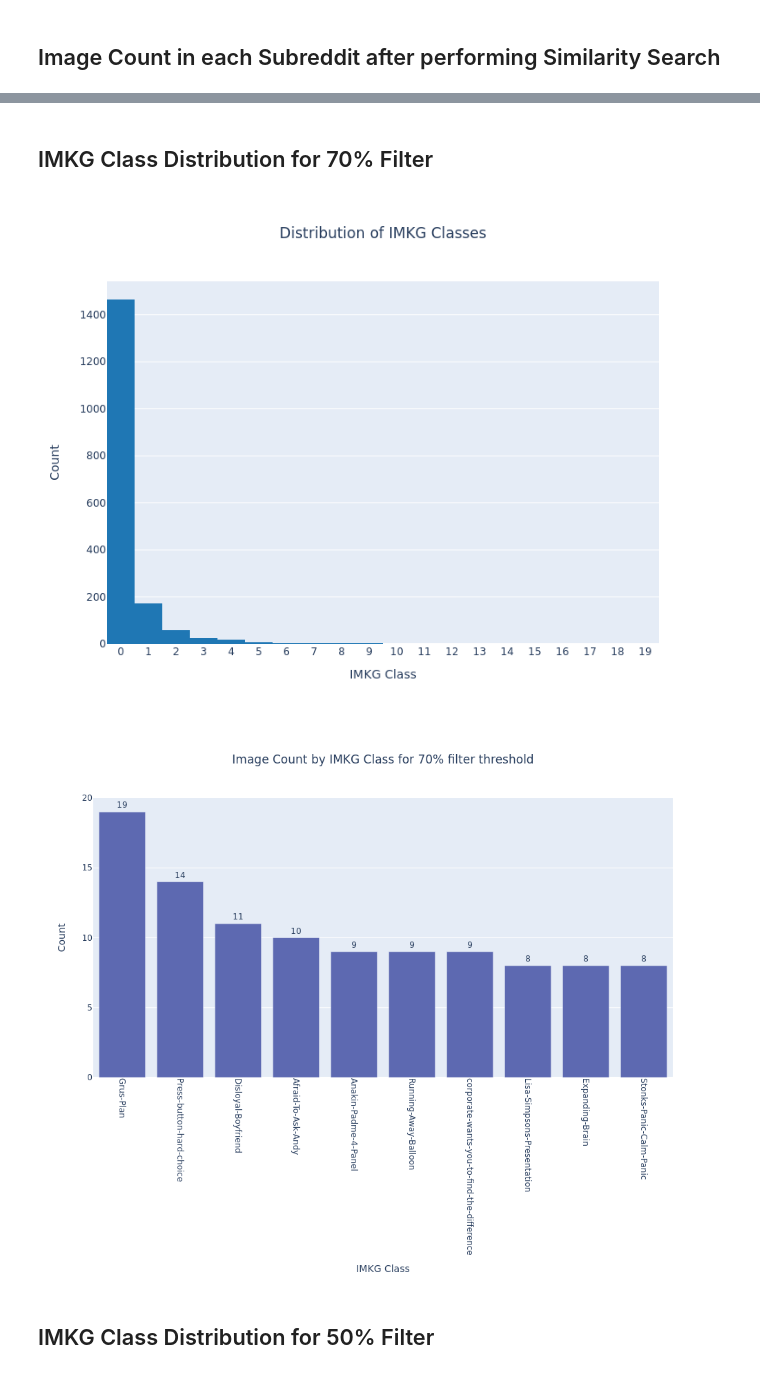
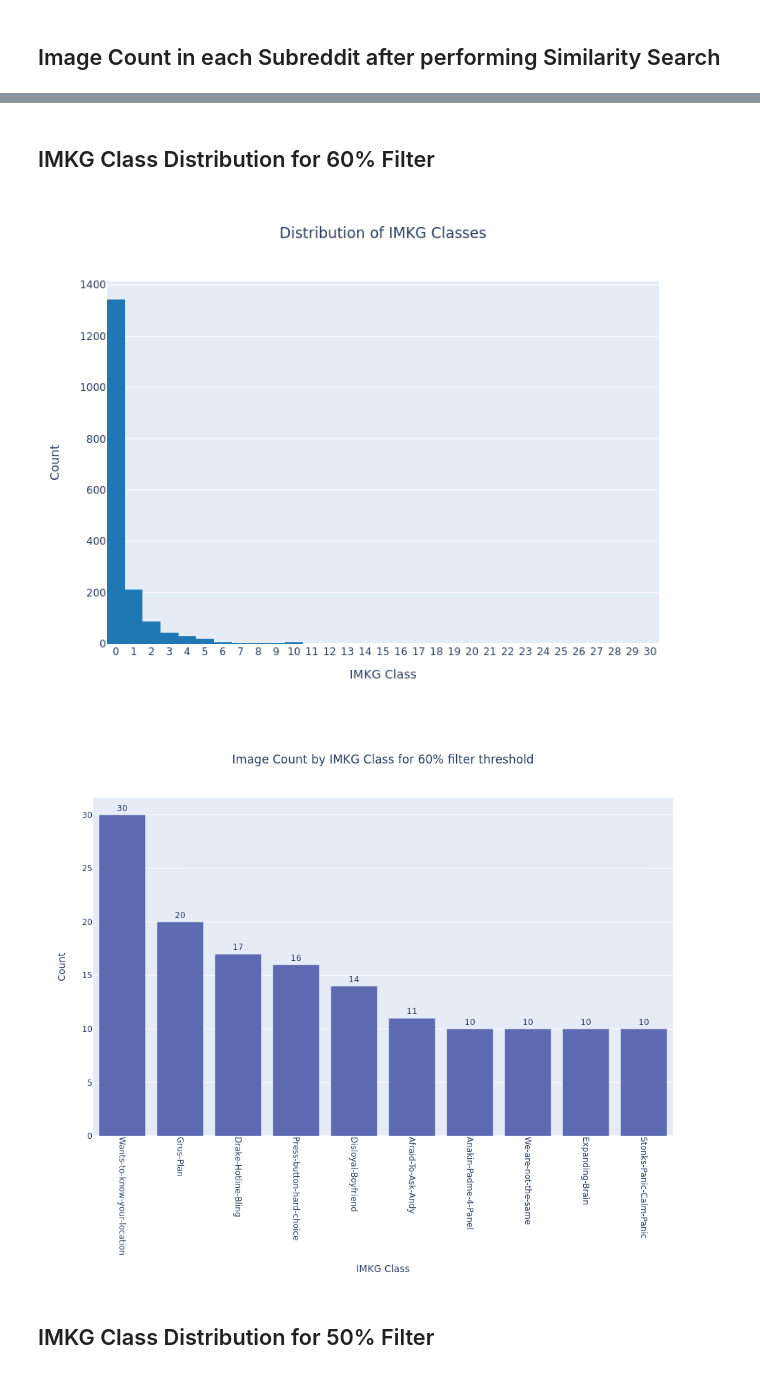
Before and after one commit to usc-isi-i2/social-media-meme-identification, a Jupyter notebook: analysis/data_analysis.ipynb, the cells around one changed output, grey strips where cells are left out. Drawn from its saved outputs; the diff is of its cells as text; code cells hidden in the pictures.

Commit message:
filter 60

```diff
--- a/analysis/data_analysis.ipynb
+++ b/analysis/data_analysis.ipynb
@@ -220,11 +220,12 @@ s2s_plotly(subreddit, sl0, sl1, 'Meme Count', 'Not a Meme Count', 'Subreddit', '
 # %% [markdown]
 ## Image Count upon Faiss Semantic Search Filtering
 # %%
-x = ["Filter 0", "Filter 50", "Filter 70", "Filter 90"]
+x = ["Filter 0", "Filter 50", "Filter 60", "Filter 70", "Filter 90"]
 df50 = pd.read_csv('../out/new_filtered_df_50.csv')
+df60 = pd.read_csv('../out/new_filtered_df_60.csv')
 df70 = pd.read_csv('../out/new_filtered_df_70.csv')
 df90 = pd.read_csv('../out/new_filtered_df_90.csv')
-y = [10413, len(df50), len(df70), len(df90)]
+y = [10413, len(df50), len(df60), len(df70), len(df90)]
 basic_bar_plotly(x, y, "Filter Type", "Count", \
     "Image Count after Faiss Similarity Search on Reddit Source", 0, "#636EFA", 800, 600)
 # %% [output]
@@ -276,10 +284,10 @@ basic_bar_plotly(subreddit, l, "Subreddit", "Count", \
 # %% [markdown]
-## IMKG Class Distribution for 70% Filter
+## IMKG Class Distribution for 60% Filter
 # %%
 imkg_templates = pd.read_csv('../graph/out/imkg_templates.tsv', sep='\t')
 node1 = list(imkg_templates['node1'].values)
 node2 = list(imkg_templates['node2'].values)
-df_imkg_nodes = list(df70['imkg image'].values)
+df_imkg_nodes = list(df60['imkg image'].values)
 df_imkg_nodes = [x.split('/')[-1].split('.')[0] for x in df_imkg_nodes]
 back_dict = {}
 final_dict = {}
@@ -298,14 +306,14 @@ final_dict = dict(sorted(final_dict.items(), key=lambda x: x[1], reverse=True))
 data_values=list(final_dict.values())
 basic_hist_plotly(data_values, "#1F77B4", "IMKG Class", "Count", "Distribution of IMKG Classes")
 # %% [output]
-[figure, old version]
+[figure, new version]
 # %%
 x = list(final_dict.keys())
 y = list(final_dict.values())
 x = [a.split(':')[-1].split('/')[-1] for a in x]
-basic_bar_plotly(x[:10], y[:10], "IMKG Class", "Count", "Image Count by IMKG Class for 70% filter threshold", 90, "rgb(93, 105, 177)", 1000, 800)
+basic_bar_plotly(x[:10], y[:10], "IMKG Class", "Count", "Image Count by IMKG Class for 60% filter threshold", 90, "rgb(93, 105, 177)", 1000, 800)
 # %% [output]
-[figure, old version]
+[figure, new version]
 # %% [markdown]
 ## IMKG Class Distribution for 50% Filter
 # %%
```
Also changed, not shown: parts of 13 cells of this notebook, 3 other files.
